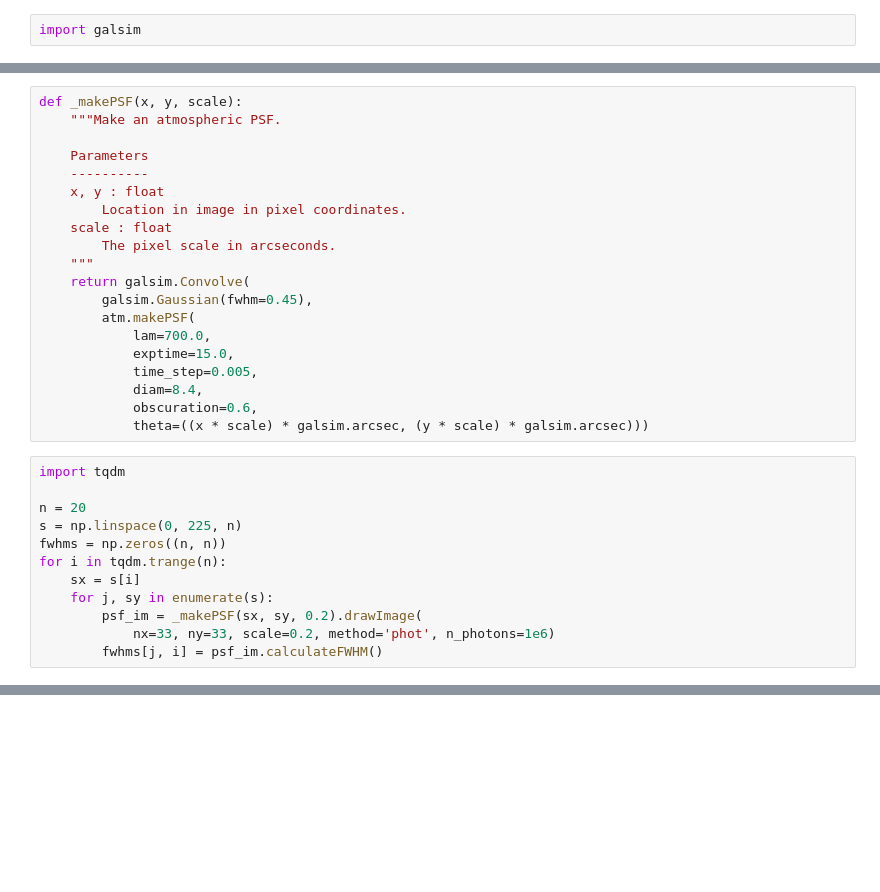
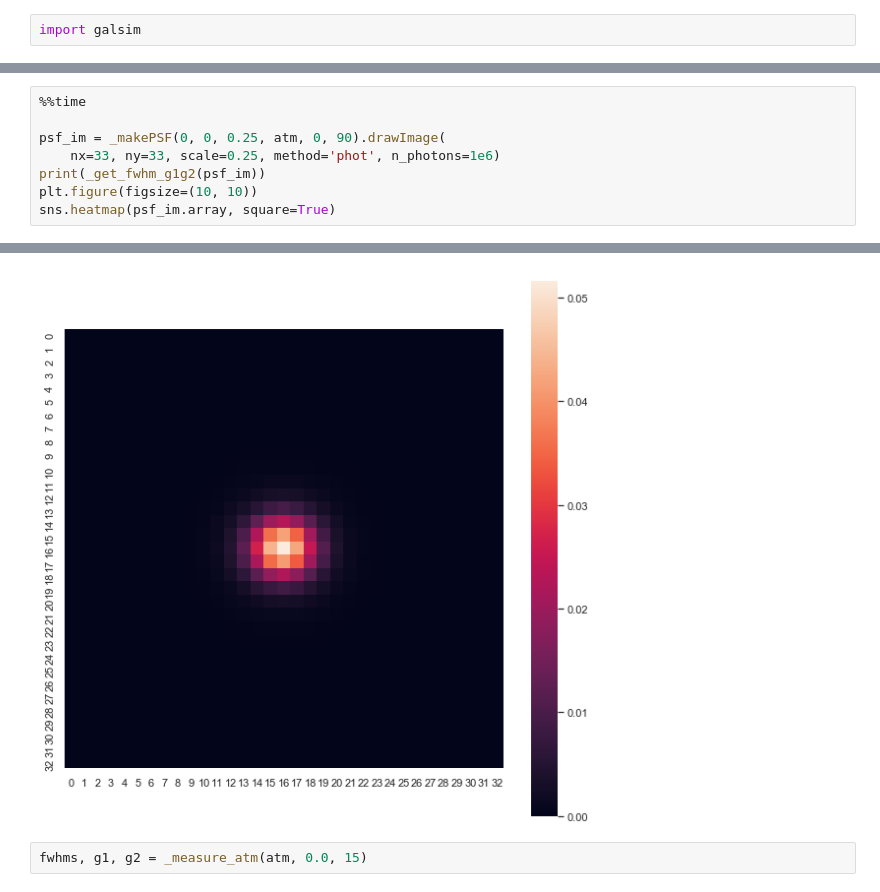
Before and after one commit to beckermr/metadetect-sims, a Jupyter notebook: plots_and_notebooks/plot_atm_psf.ipynb, the cells around one changed output, grey strips where cells are left out. Saved outputs shown, nothing was run; the diff lists cells and outputs as text; blank space fills up the shorter version.

```diff
--- a/plots_and_notebooks/plot_atm_psf.ipynb
+++ b/plots_and_notebooks/plot_atm_psf.ipynb
@@ -31,32 +76,0 @@ atm = galsim.Atmosphere(
-# %%
-def _makePSF(x, y, scale):
-    """Make an atmospheric PSF.
-
-    Parameters
-    ----------
-    x, y : float
-        Location in image in pixel coordinates.
-    scale : float
-        The pixel scale in arcseconds.
-    """
-    return galsim.Convolve(
-        galsim.Gaussian(fwhm=0.45),
-        atm.makePSF(
-            lam=700.0,
-            exptime=15.0,
-            time_step=0.005,
-            diam=8.4,
-            obscuration=0.6,
-            theta=((x * scale) * galsim.arcsec, (y * scale) * galsim.arcsec)))
-# %%
-import tqdm
-
-n = 20
-s = np.linspace(0, 225, n)
-fwhms = np.zeros((n, n))
-for i in tqdm.trange(n):
-    sx = s[i]
-    for j, sy in enumerate(s):
-        psf_im = _makePSF(sx, sy, 0.2).drawImage(
-            nx=33, ny=33, scale=0.2, method='phot', n_photons=1e6)
-        fwhms[j, i] = psf_im.calculateFWHM()
@@ -62,0 +121,9 @@ for i in tqdm.trange(n):
+# %%
+%%time
+
+psf_im = _makePSF(0, 0, 0.25, atm, 0, 90).drawImage(
+    nx=33, ny=33, scale=0.25, method='phot', n_photons=1e6)
+print(_get_fwhm_g1g2(psf_im))
+plt.figure(figsize=(10, 10))
+sns.heatmap(psf_im.array, square=True)
+# %% [output]
@@ -62,0 +133,3 @@ for i in tqdm.trange(n):
+[figure, added]
+# %%
+fwhms, g1, g2 = _measure_atm(atm, 0.0, 15)
```
Also changed, not shown: parts of 24 cells of this notebook, 54 other files.
